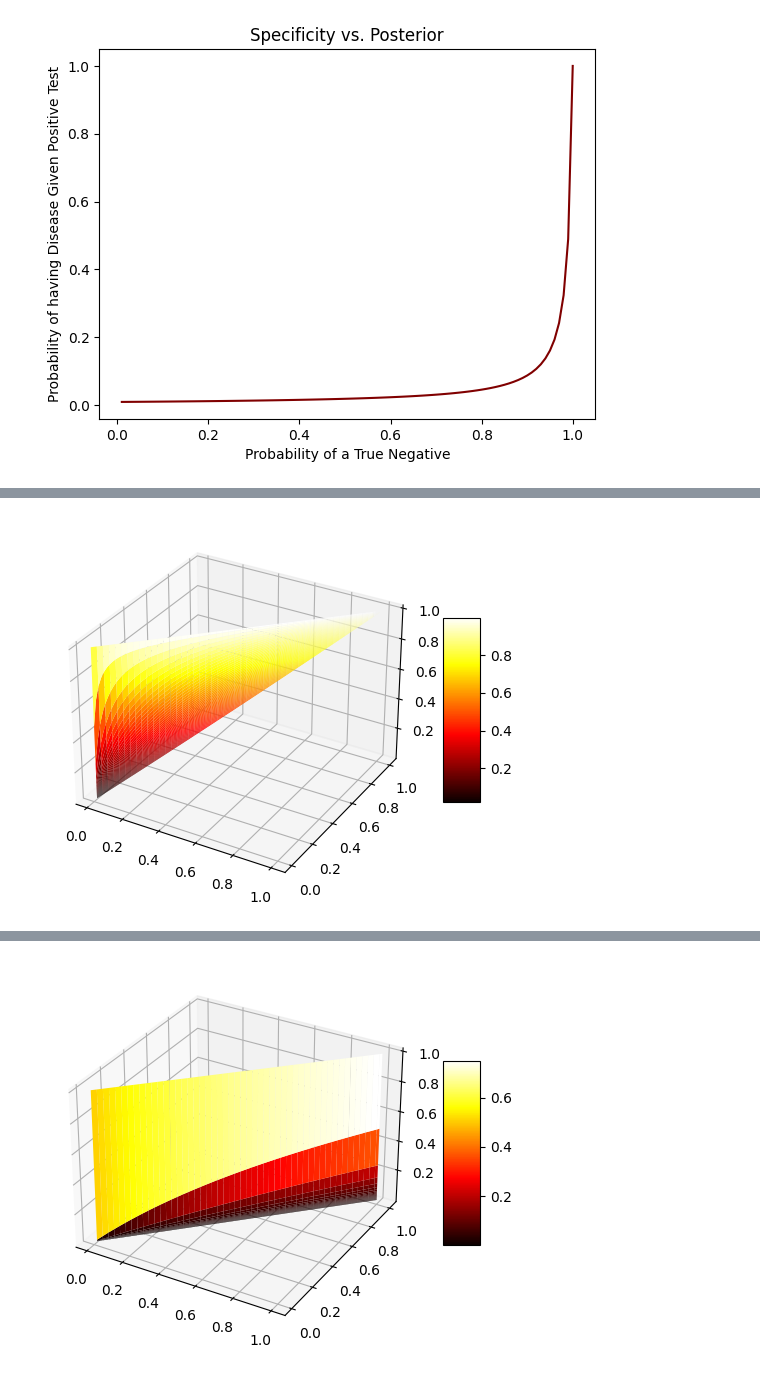
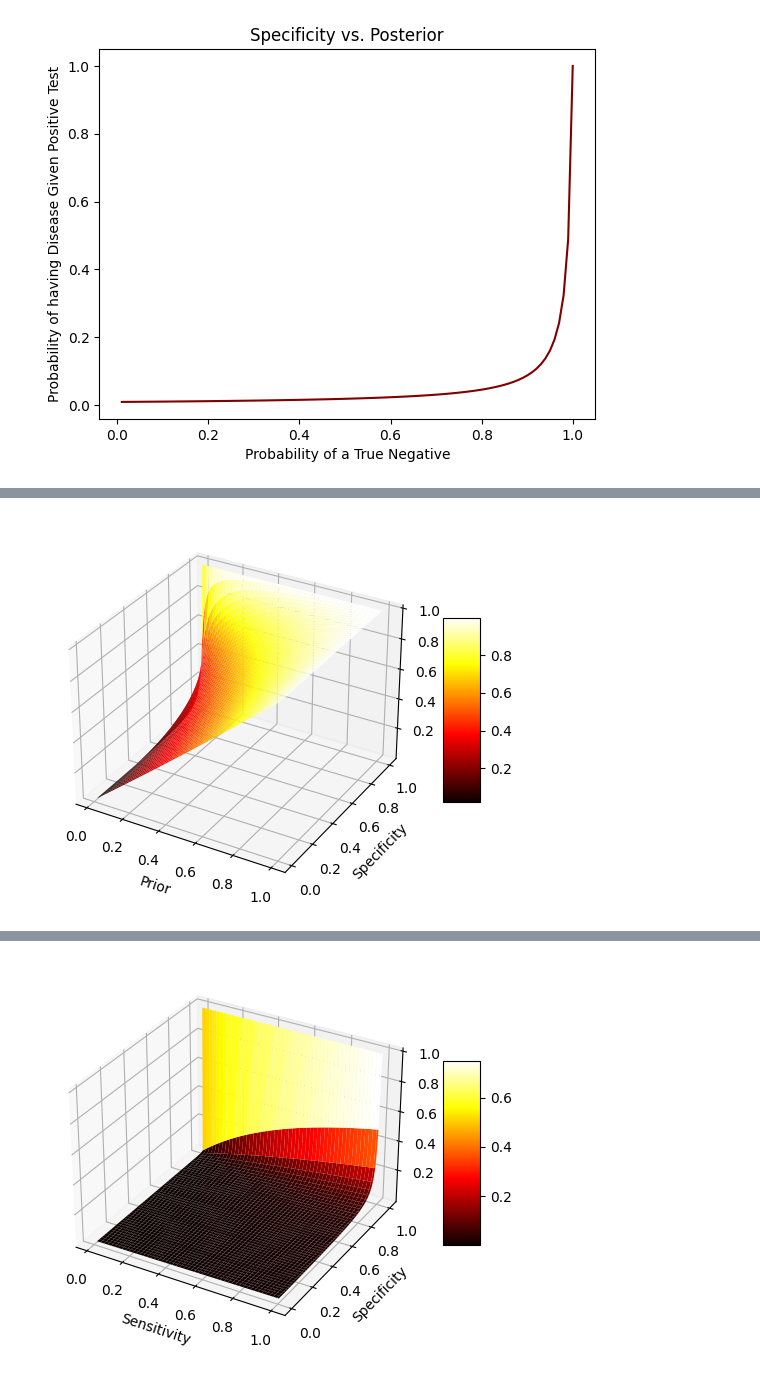
Before and after one commit to maryellenmarino/Cognitive_ModelingS24, a Jupyter notebook: hw1/Priors_Sensitivity_Specificity.ipynb, the cells around one changed output, grey strips where cells are left out. Cells and saved outputs as stored; diff of their text form; code cells hidden in the pictures.

Commit message:
Update Priors_Sensitivity_Specificity.ipynb
Add Labels and change axes of 3d graphs

```diff
--- a/hw1/Priors_Sensitivity_Specificity.ipynb
+++ b/hw1/Priors_Sensitivity_Specificity.ipynb
@@ -203,11 +207,14 @@ posteriors1 = posteriorFromPriorAndSpecificity(X,Y)
 fig = plt.figure(figsize =(6, 6))
 ax = plt.axes(projection ='3d')
 my_cmap = plt.get_cmap('hot')
-surf = ax.plot_surface(priors, specificities, posteriors1, cmap = my_cmap, edgecolor ='none')
+surf = ax.plot_surface(X, Y, posteriors1, cmap = my_cmap, edgecolor ='none')
 fig.colorbar(surf, ax = ax, shrink = 0.4, aspect = 5)
+ax.set_xlabel('Prior')
+ax.set_ylabel('Specificity')
+ax.set_zlabel('Posterior')
 plt.show()
 # %% [output]
-[figure, old version]
+[figure, new version]
 # %%
 def posteriorFromSensitivityAndSpecificity(sensitivity, specificity):
     prior = 0.01
@@ -239,9 +246,12 @@ posteriors2 = posteriorFromSensitivityAndSpecificity(X,Y)
 # %%
 fig = plt.figure(figsize =(6, 6))
 ax = plt.axes(projection ='3d')
 my_cmap = plt.get_cmap('hot')
-surf = ax.plot_surface(sensitivities, specificities, posteriors2, cmap = my_cmap, edgecolor ='none')
+surf = ax.plot_surface(X, Y, posteriors2, cmap = my_cmap, edgecolor ='none')
 fig.colorbar(surf, ax = ax, shrink = 0.4, aspect = 5)
+ax.set_xlabel('Sensitivity')
+ax.set_ylabel('Specificity')
+ax.set_zlabel('Posterior')
 plt.show()
 # %% [output]
-[figure, old version]
+[figure, new version]
```
Also changed, not shown: parts of 2 cells of this notebook.
